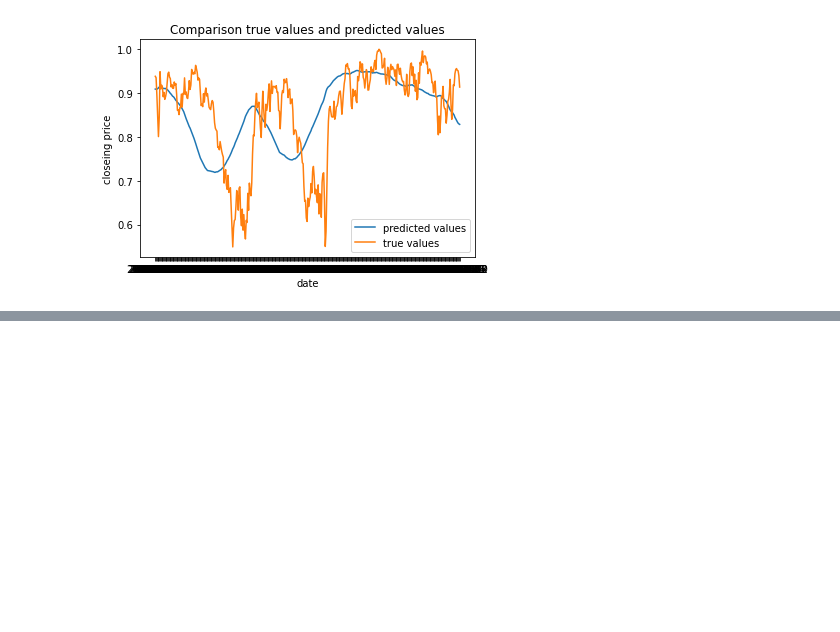
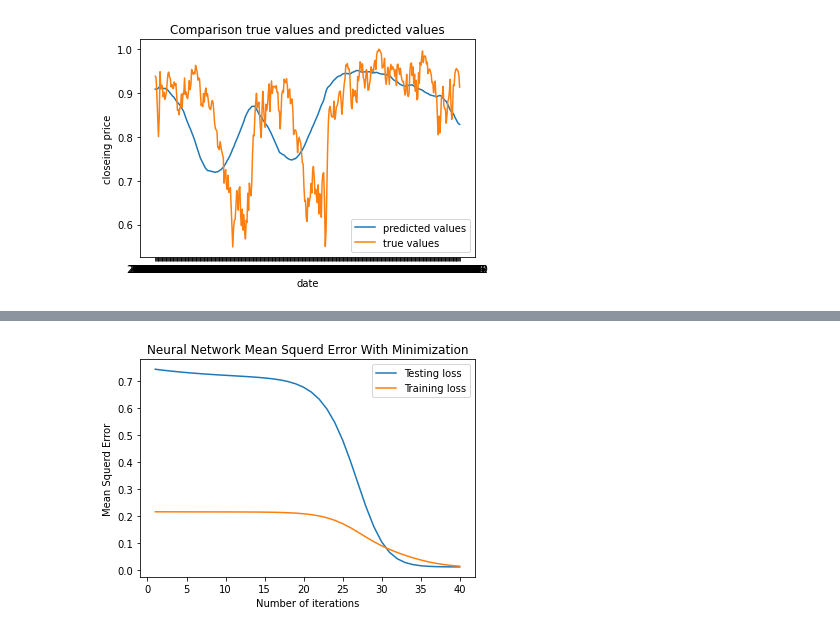
Before and after one commit to Eliot100/DJIA-stock-project, a Jupyter notebook: DJIA_stock_project.ipynb, the cells around one changed output, grey strips where cells are left out. Cells and saved outputs as stored; diff of their text form; code cells hidden in the pictures; blank space fills up the shorter version.

```diff
--- a/DJIA_stock_project.ipynb
+++ b/DJIA_stock_project.ipynb
@@ -269,17 +265,15 @@ for _ in [1,2]:
 # %%
-i = 0
-while(True):
+for _ in range(40):
   for _ in range(10):
-    for _ in range(10):
-      sess.run(train_step, feed_dict={x:data_x_train, y_:data_y_train})
+    sess.run(train_step, feed_dict={x:data_x_train, y_:data_y_train})
 
-    temp_loss = sess.run(loss, feed_dict = {x: data_x_train, y_: data_y_train})
-    train_losses.append(temp_loss)
-    temp_loss = sess.run(loss, feed_dict = {x: data_x_test, y_: data_y_test})
-    test_losses.append(temp_loss)
-    print('iter:', i+1,', loss:', temp_loss)
-    i += 1
-  if(test_losses[-2] - test_losses[-1] <= 0):
-    break
+  temp_loss = sess.run(loss, feed_dict = {x: data_x_train, y_: data_y_train})
+  train_losses.append(temp_loss)
+  temp_loss = sess.run(loss, feed_dict = {x: data_x_test, y_: data_y_test})
+  test_losses.append(temp_loss)
+  print('iter:', i+1,', loss:', temp_loss)
+  i += 1
+# if(test_losses[-2] - test_losses[-1] <= 0):
+#   break
 print("get to model :nuriel network training :' %s seconds "  % (time.time() - start_time))
 # %% [output]
@@ -303,0 +297,12 @@ KeyboardInterrupt: ignored
+# %%
+# Visualize data to graph
+iter = np.arange(1,len(test_losses)+1)
+plt.title('Neural Network Mean Squerd Error With Minimization')
+plt.plot(iter, test_losses, label='Testing loss')
+plt.plot(iter, train_losses, label='Training loss')
+plt.legend()
+plt.xlabel('Number of iterations')
+plt.ylabel('Mean Squerd Error')
+plt.show()
+# %% [output]
+[figure, added]
```
Also changed, not shown: parts of 21 cells of this notebook.
